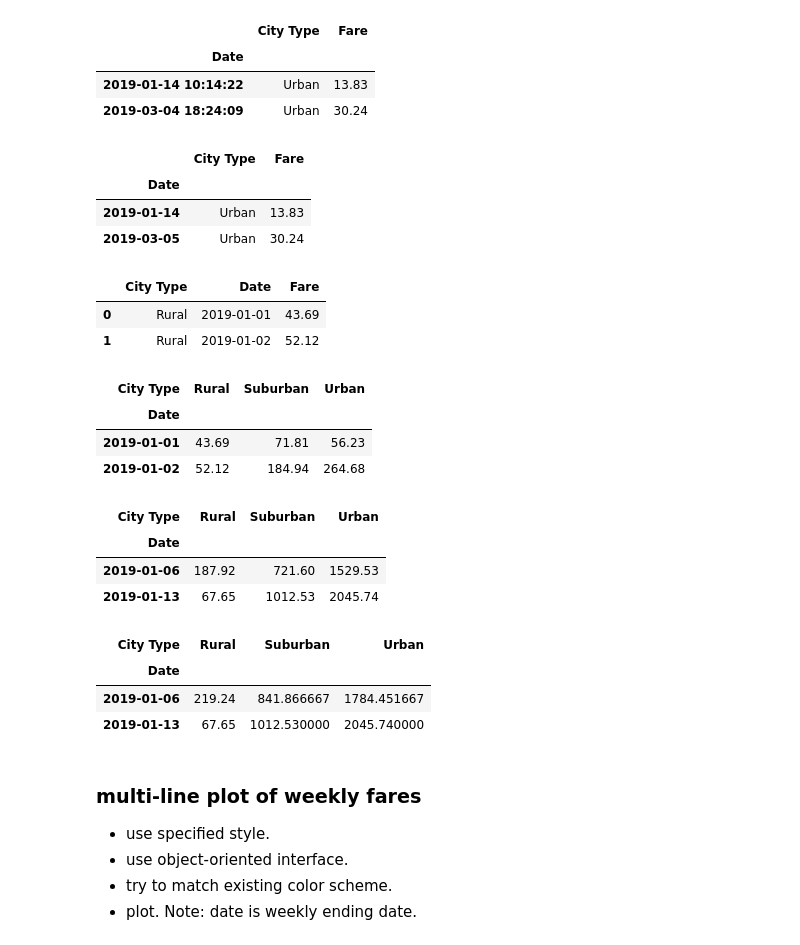
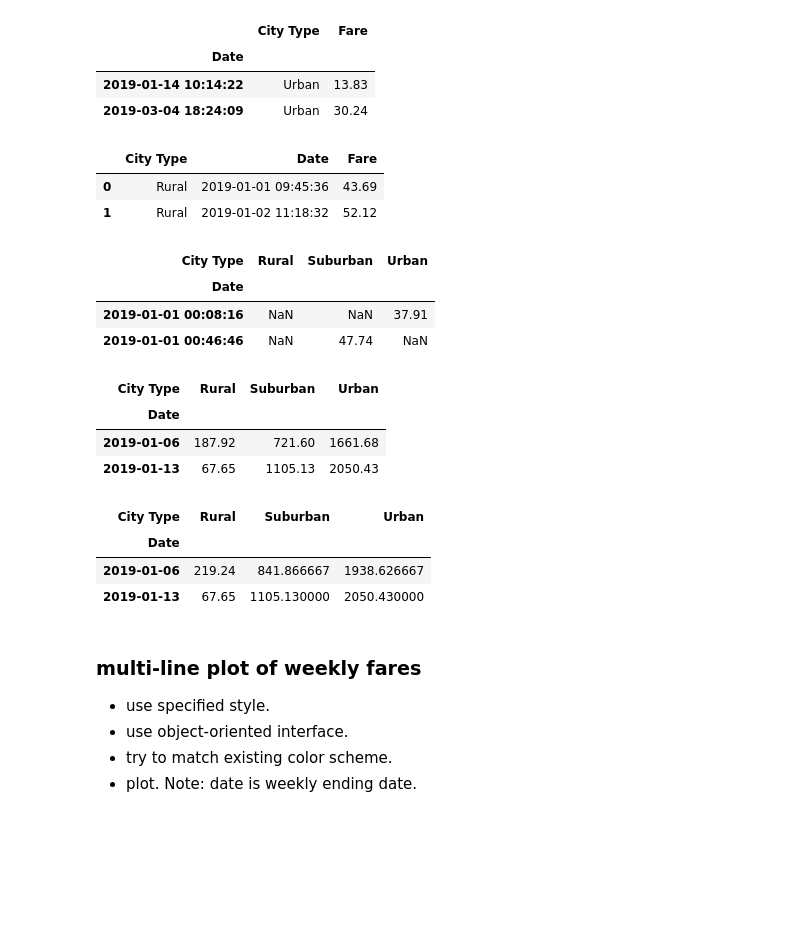
Before and after one commit to pqrt12/PyBer_Analysis, a Jupyter notebook: PyBer_Challenge.ipynb, the cells around one changed output. Saved outputs shown, nothing was run; the diff lists cells and outputs as text; code cells hidden in the pictures; blank space fills up the shorter version.

```diff
--- a/PyBer_Challenge.ipynb
+++ b/PyBer_Challenge.ipynb
@@ -133,16 +132,6 @@ pyber_fare_df.head(2)
 | Date |  |  |
 | 2019-01-14 10:14:22 | Urban | 13.83 |
 | 2019-03-04 18:24:09 | Urban | 30.24 |
-# %%
-# convert index to DatetimeIndex, and round to day
-pyber_fare_df.index = pd.to_datetime(pyber_fare_df.index)
-pyber_fare_df.index = pyber_fare_df.index.round("D")
-pyber_fare_df.head(2)
-# %% [output]
-|  | City Type | Fare |
-| Date |  |  |
-| 2019-01-14 | Urban | 13.83 |
-| 2019-03-05 | Urban | 30.24 |
 # %%
 # groupby "City Type" and "Date", and get the "Fare" subtotal.
 # this is a Series, so call it city_type_fare_series.
@@ -153,8 +142,8 @@ city_type_fare_df = city_type_fare_series.reset_index()
 city_type_fare_df.head(2)
 # %% [output]
 |  | City Type | Date | Fare |
-| 0 | Rural | 2019-01-01 | 43.69 |
-| 1 | Rural | 2019-01-02 | 52.12 |
+| 0 | Rural | 2019-01-01 09:45:36 | 43.69 |
+| 1 | Rural | 2019-01-02 11:18:32 | 52.12 |
 # %%
 # create a pivot table.
 pivot_df = pd.pivot_table(city_type_fare_df, values="Fare", index="Date", columns="City Type")
@@ -162,21 +151,22 @@ pivot_df.head(2)
 # %% [output]
 | City Type | Rural | Suburban | Urban |
 | Date |  |  |  |
-| 2019-01-01 | 43.69 | 71.81 | 56.23 |
-| 2019-01-02 | 52.12 | 184.94 | 264.68 |
+| 2019-01-01 00:08:16 | NaN | NaN | 37.91 |
+| 2019-01-01 00:46:46 | NaN | 47.74 | NaN |
 # %%
 # only keep data from the given dates
-pivot_df = pivot_df.loc['2019-01-01':'2019-04-28']
+pivot_df = pivot_df.loc['2019-01-01 00:00:00':'2019-04-28 23:59:59']
 
 # resmaple into weekly bins, call it pyber_pivot_df.
 # Note: Nan is treated as 0; 1st week has 6 days; "Date" with the ending date.
+pivot_df.index = pd.to_datetime(pivot_df.index)
 pyber_pivot_df = pivot_df.resample("W").sum()
 pyber_pivot_df.head(2)
 # %% [output]
 | City Type | Rural | Suburban | Urban |
 | Date |  |  |  |
-| 2019-01-06 | 187.92 | 721.60 | 1529.53 |
-| 2019-01-13 | 67.65 | 1012.53 | 2045.74 |
+| 2019-01-06 | 187.92 | 721.60 | 1661.68 |
+| 2019-01-13 | 67.65 | 1105.13 | 2050.43 |
 # %%
 # normalize 1st week (01-01, ..., 01-06) to 7 days, scale up (7/6.0):
 pyber_pivot_df.iloc[0] = pyber_pivot_df.iloc[0] * (7 / 6.0)
@@ -184,8 +174,8 @@ pyber_pivot_df.head(2)
 # %% [output]
 | City Type | Rural | Suburban | Urban |
 | Date |  |  |  |
-| 2019-01-06 | 219.24 | 841.866667 | 1784.451667 |
-| 2019-01-13 | 67.65 | 1012.530000 | 2045.740000 |
+| 2019-01-06 | 219.24 | 841.866667 | 1938.626667 |
+| 2019-01-13 | 67.65 | 1105.130000 | 2050.430000 |
 # %% [markdown]
 ### multi-line plot of weekly fares
 - use specified style.
```
Also changed, not shown: parts of 2 cells of this notebook, 1 other file.
